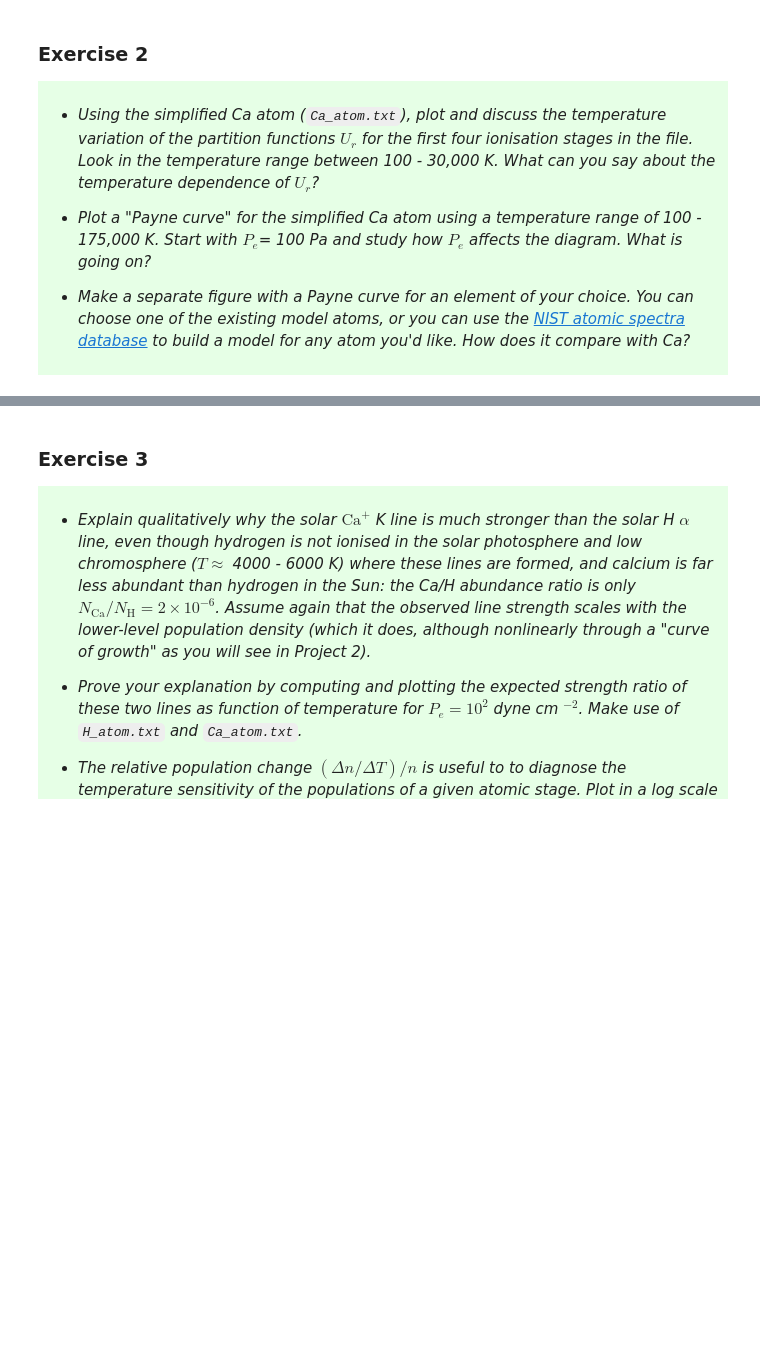
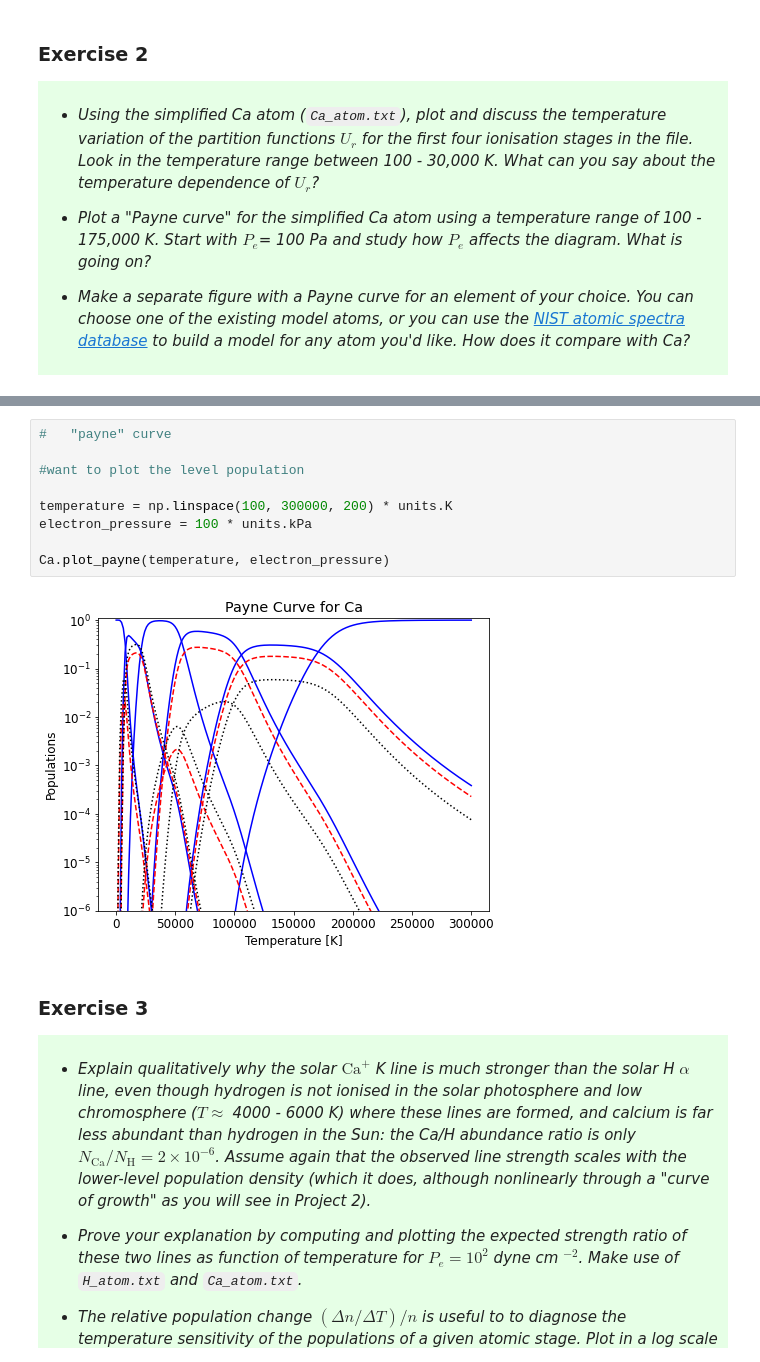
Before and after one commit to Vikenes/AST4310_project1, a Jupyter notebook: p1_assignment.ipynb, the cells around one changed output, grey strips where cells are left out. Drawn from its saved outputs; the diff is of its cells as text; blank space fills up the shorter version.

```diff
--- a/p1_assignment.ipynb
+++ b/p1_assignment.ipynb
@@ -295,3 +323,14 @@ plot_population()
+# %%
+#   "payne" curve
+
+#want to plot the level population
+
+temperature = np.linspace(100, 300000, 200) * units.K
+electron_pressure = 100 * units.kPa
+
+Ca.plot_payne(temperature, electron_pressure)
+# %% [output]
+[figure, added]
 # %% [markdown]
 ### Exercise 3
 
```
Also changed, not shown: parts of 3 cells of this notebook.
